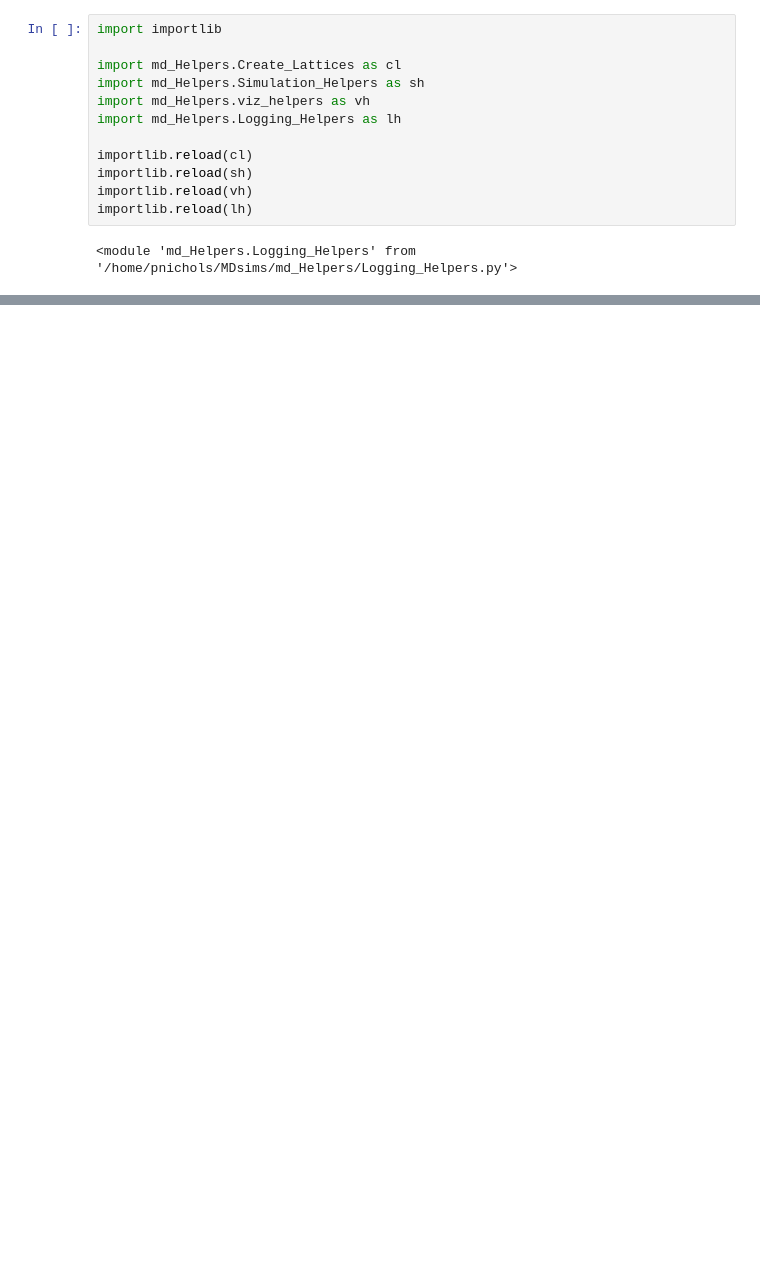
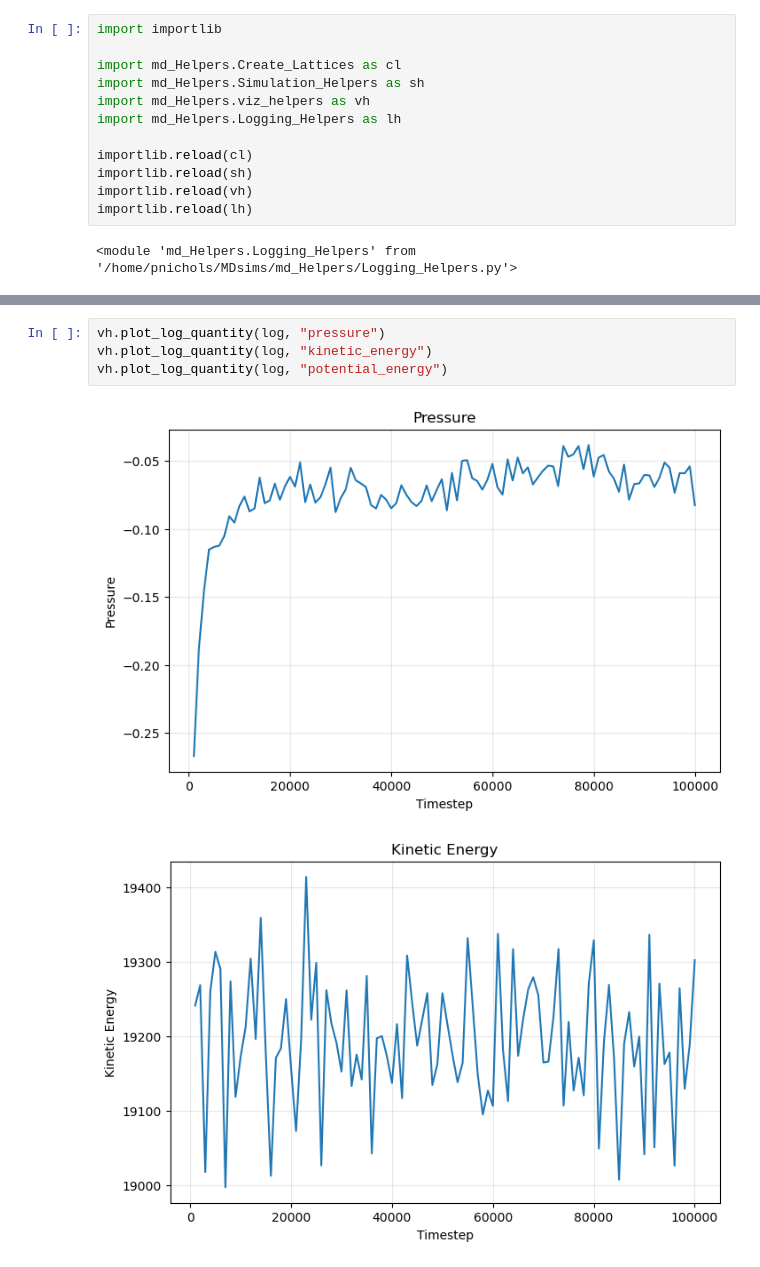
Before and after one commit to SBC-Collaboration/MDsims, a Jupyter notebook: Sandbox.ipynb, the cells around one changed output, grey strips where cells are left out. Drawn from its saved outputs; the diff is of its cells as text; blank space fills up the shorter version.

```diff
--- a/Sandbox.ipynb
+++ b/Sandbox.ipynb
@@ -61,0 +66,7 @@ volume = 134999.9988866404
+# %%
+vh.plot_log_quantity(log, "pressure")
+vh.plot_log_quantity(log, "kinetic_energy")
+vh.plot_log_quantity(log, "potential_energy")
+# %% [output]
+[figure, added]
+[figure, added]
```
Also changed, not shown: parts of 4 cells of this notebook.
